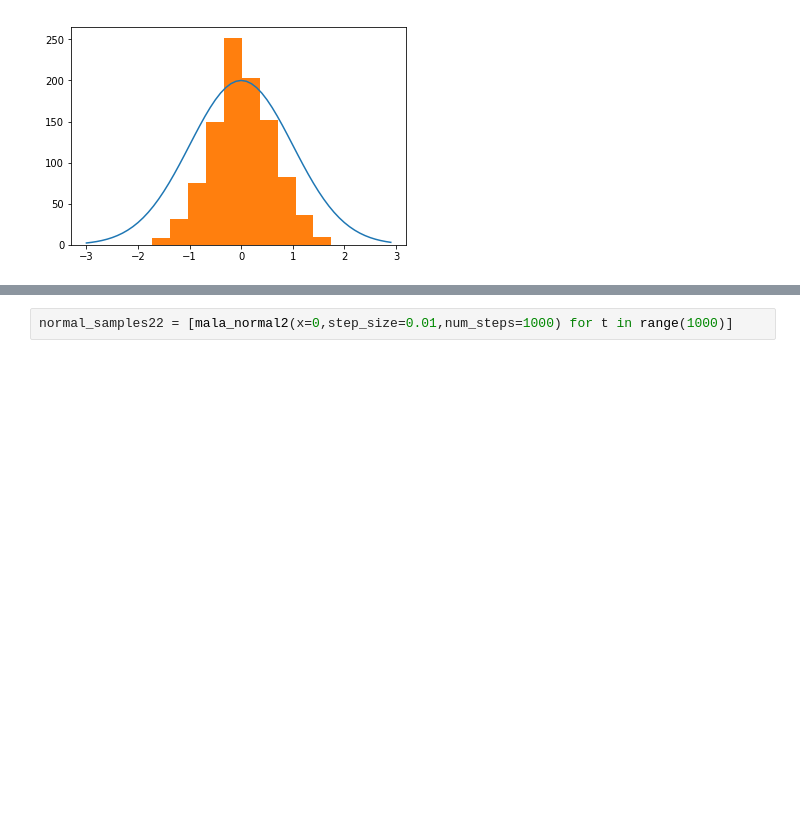
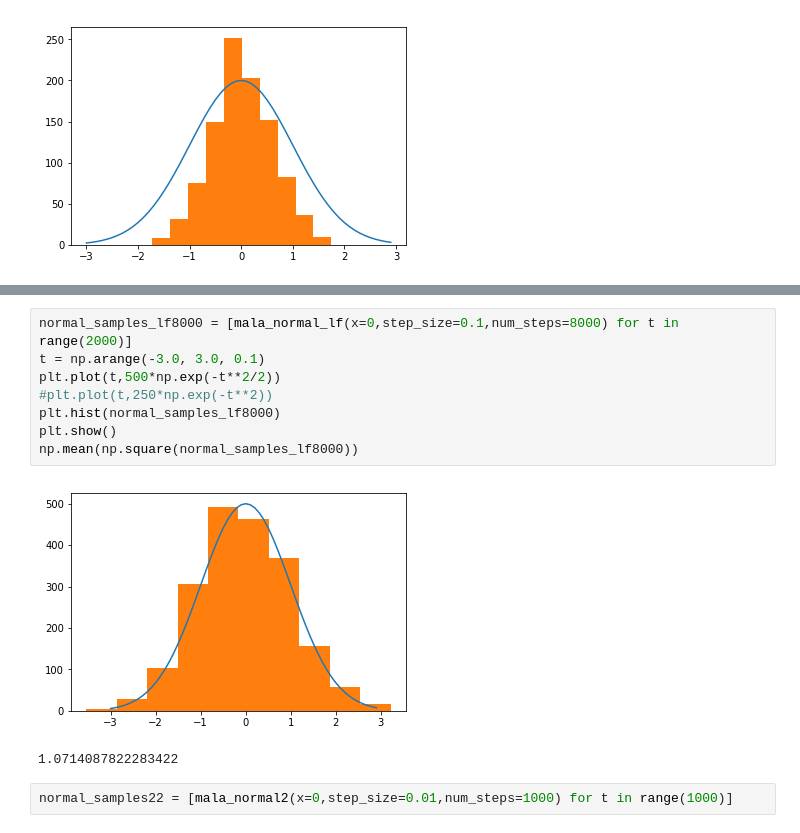
Before and after one commit to holdenlee/Online_Sampling, a Jupyter notebook: src/MarginalAccuracy-small.ipynb, the cells around one changed output, grey strips where cells are left out. Drawn from its saved outputs; the diff is of its cells as text; blank space fills up the shorter version.

```diff
--- a/src/MarginalAccuracy-small.ipynb
+++ b/src/MarginalAccuracy-small.ipynb
@@ -377,3 +421,14 @@ np.sum(np.power(normal_samples2,2))/1000
+# %%
+normal_samples_lf8000 = [mala_normal_lf(x=0,step_size=0.1,num_steps=8000) for t in range(2000)]
+t = np.arange(-3.0, 3.0, 0.1)
+plt.plot(t,500*np.exp(-t**2/2))
+#plt.plot(t,250*np.exp(-t**2))
+plt.hist(normal_samples_lf8000)
+plt.show()
+np.mean(np.square(normal_samples_lf8000))
+# %% [output]
+[figure, added]
+1.0714087822283422
 # %%
 normal_samples22 = [mala_normal2(x=0,step_size=0.01,num_steps=1000) for t in range(1000)]
 # %%
```
Also changed, not shown: parts of 11 cells of this notebook, 22 other files.
